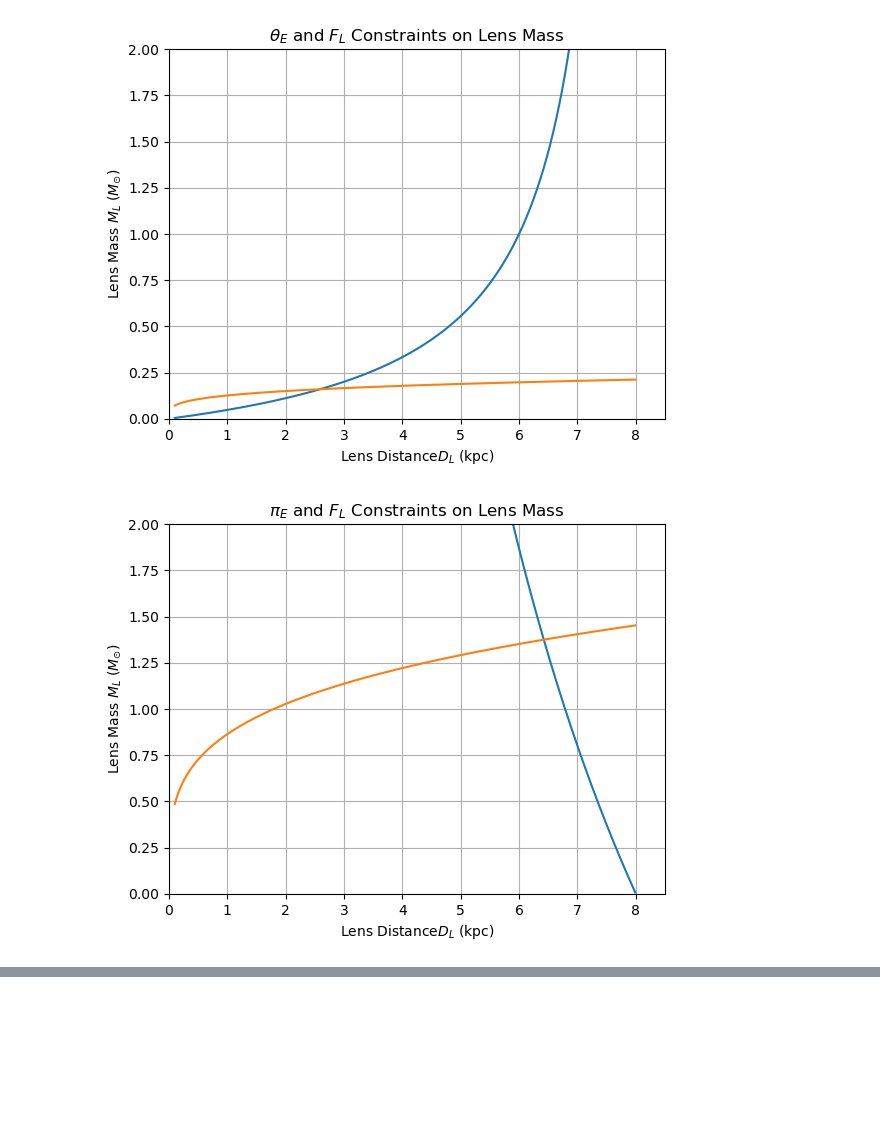
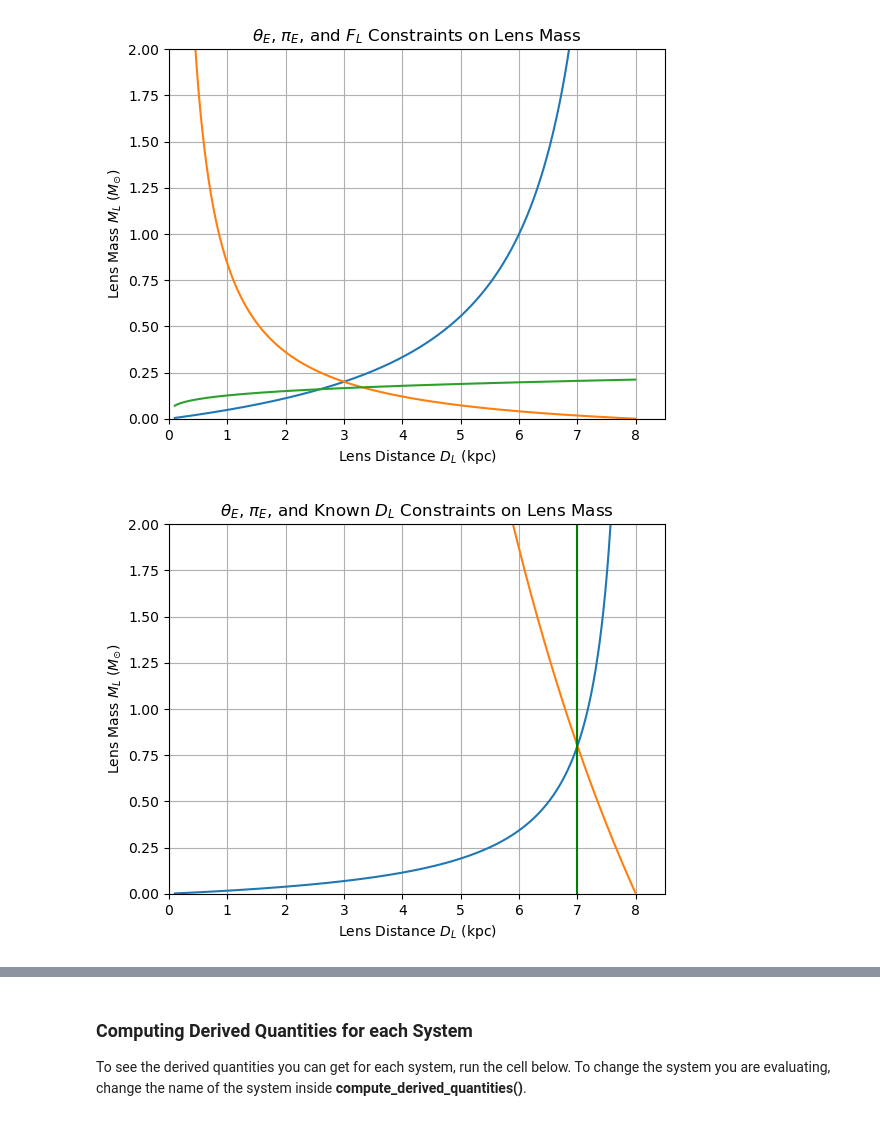
Before and after one commit to truskoa1/Roman-Microlensing-Mass-Distance, a Jupyter notebook: analysis.ipynb, the cells around one changed output, grey strips where cells are left out. Drawn from its saved outputs; the diff is of its cells as text; code cells hidden in the pictures; blank space fills up the shorter version.

```diff
--- a/analysis.ipynb
+++ b/analysis.ipynb
@@ -1,9 +18,9 @@
 # %%
 from plotting import plot_mass_relation
 
-plot_mass_relation("0p2Msun_3kpc", method="thetaE_FL")
-plot_mass_relation("0p8Msun_7kpc", method="piE_FL")
-plot_mass_relation("0p5Msun_7kpc", method="piE_FL")
+plot_mass_relation("0p2Msun_3kpc", method="thetaE_piE_FL")
+plot_mass_relation("0p8Msun_7kpc", method="thetaE_piE_knownDL")
+#plot_mass_relation("0p5Msun_7kpc", method="thetaE_piE")
 # %% [output]
-[figure, old version]
+[figure, new version]
-[figure, old version]
+[figure, new version]
@@ -10,0 +27,5 @@ plot_mass_relation("0p5Msun_7kpc", method="piE_FL")
+# %% [markdown]
+### Computing Derived Quantities for each System
+
+To see the derived quantities you can get for each system, run the cell below.
+To change the system you are evaluating, change the name of the system inside **compute_derived_quantities()**.
```
Also changed, not shown: parts of 4 cells of this notebook, 3 other files.
